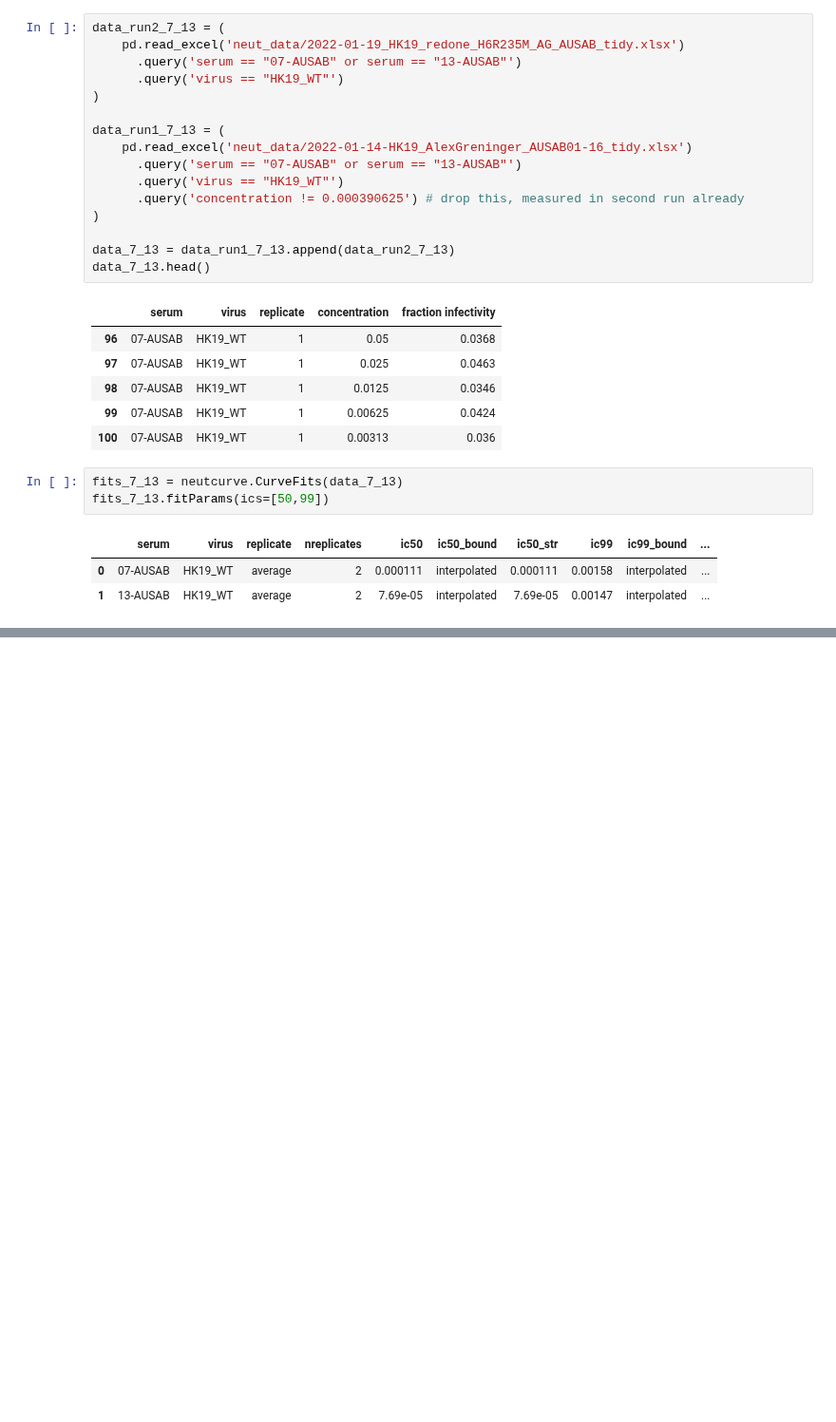
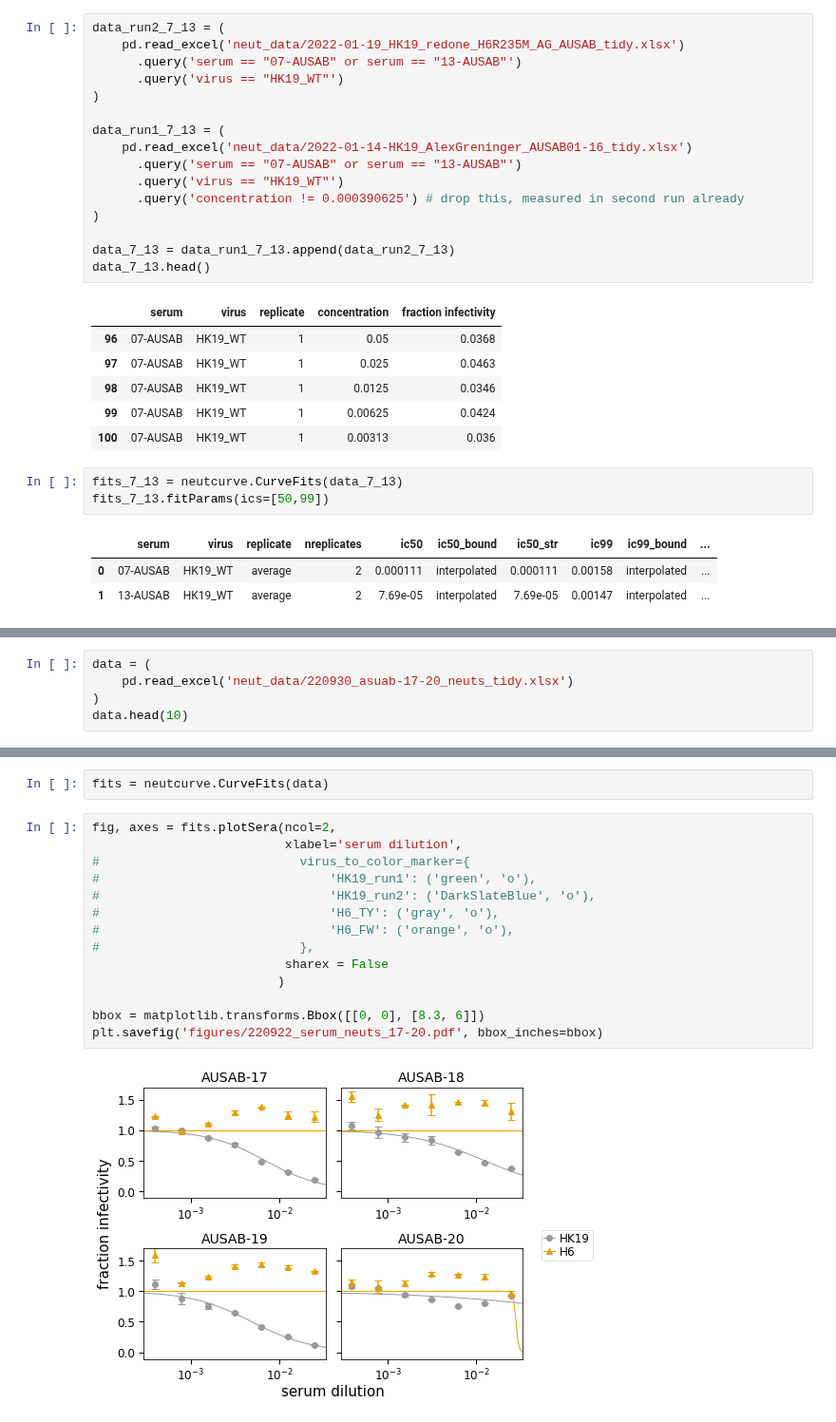
Before and after one commit to sorsinelli/flu_h3_hk19_dms_ic50, a Jupyter notebook: experiments/neut_assays/analyze_sera_neut_screening.ipynb, the cells around one changed output, grey strips where cells are left out. Shown at 95% size. Drawn from its saved outputs; the diff is of its cells as text; blank space fills up the shorter version.

```diff
--- a/experiments/neut_assays/analyze_sera_neut_screening.ipynb
+++ b/experiments/neut_assays/analyze_sera_neut_screening.ipynb
@@ -201,0 +263,5 @@ fits_7_13.fitParams(ics=[50,99])
+# %%
+data = (
+    pd.read_excel('neut_data/220930_asuab-17-20_neuts_tidy.xlsx')
+)
+data.head(10)
@@ -201,0 +280,18 @@ fits_7_13.fitParams(ics=[50,99])
+# %%
+fits = neutcurve.CurveFits(data)
+# %%
+fig, axes = fits.plotSera(ncol=2,
+                          xlabel='serum dilution',
+#                           virus_to_color_marker={
+#                               'HK19_run1': ('green', 'o'),
+#                               'HK19_run2': ('DarkSlateBlue', 'o'),
+#                               'H6_TY': ('gray', 'o'),
+#                               'H6_FW': ('orange', 'o'),
+#                           },
+                          sharex = False
+                         )
+
+bbox = matplotlib.transforms.Bbox([[0, 0], [8.3, 6]])
+plt.savefig('figures/220922_serum_neuts_17-20.pdf', bbox_inches=bbox)
+# %% [output]
+[figure, added]
```
Also changed, not shown: parts of 11 cells of this notebook, 6 other files.
